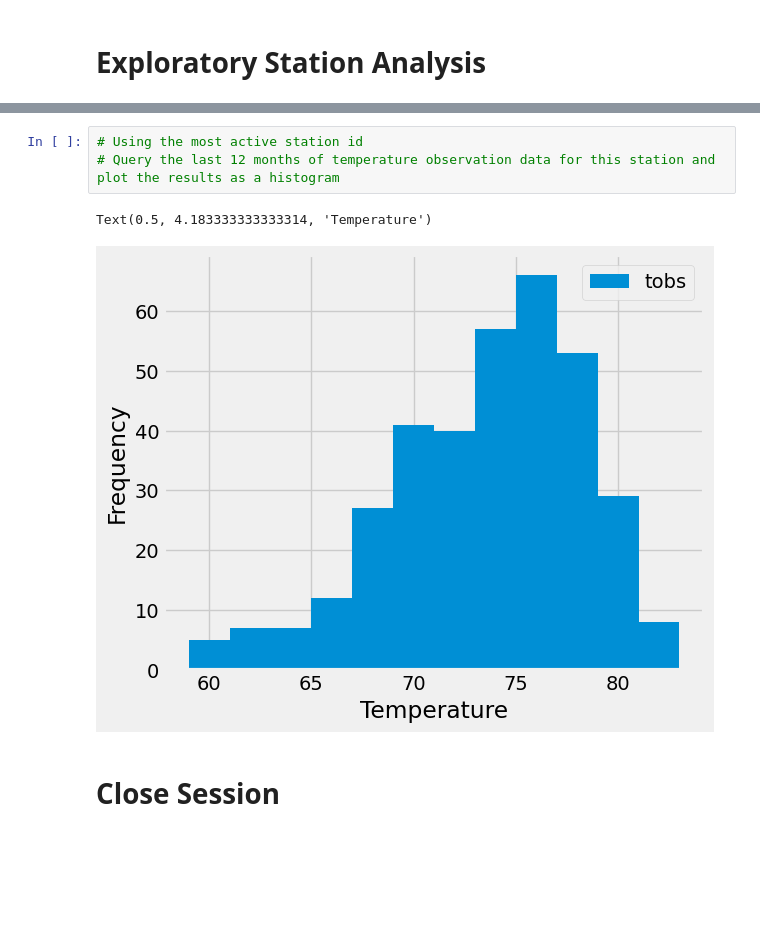
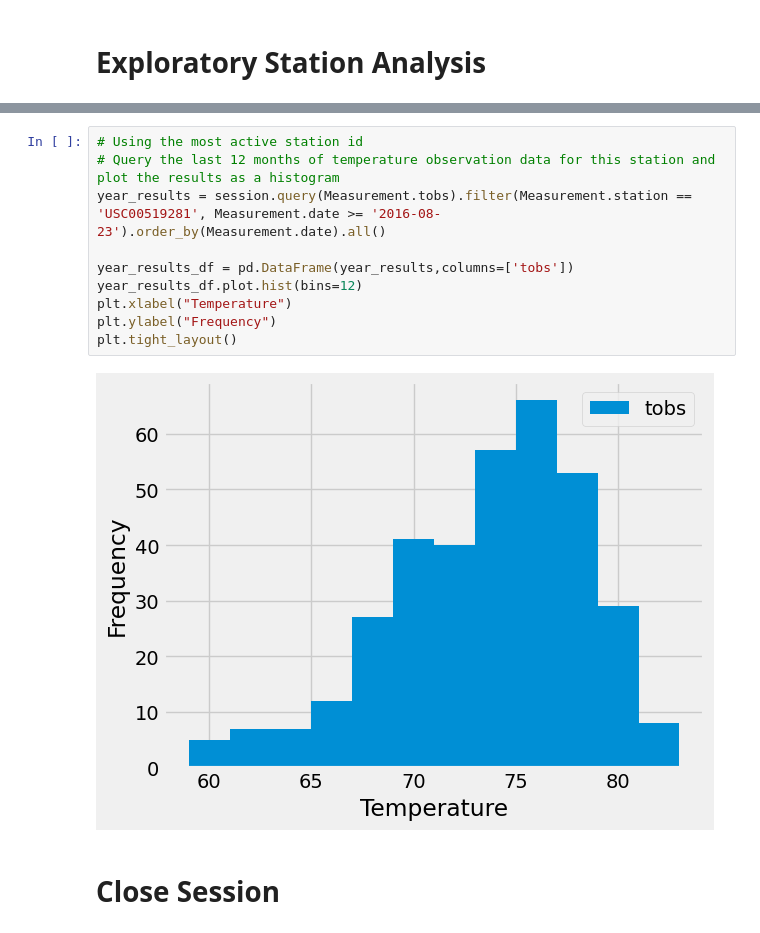
Before and after one commit to taywiljoe/SQLAlchemy-challenge, a Jupyter notebook: climate_starter.ipynb, the cells around one changed output, grey strips where cells are left out. Drawn from its saved outputs; the diff is of its cells as text; blank space fills up the shorter version.

```diff
--- a/climate_starter.ipynb
+++ b/climate_starter.ipynb
@@ -129,9 +145,15 @@ Text(0, 0.5, 'Inches')
 # %%
 # Using the most active station id
 # Query the last 12 months of temperature observation data for this station and plot the results as a histogram
+year_results = session.query(Measurement.tobs).filter(Measurement.station == 'USC00519281', Measurement.date >= '2016-08-23').order_by(Measurement.date).all()
+
+year_results_df = pd.DataFrame(year_results,columns=['tobs'])
+year_results_df.plot.hist(bins=12)
+plt.xlabel("Temperature")
+plt.ylabel("Frequency")
+plt.tight_layout()
 # %% [output]
-Text(0.5, 4.183333333333314, 'Temperature')
-[figure, old version]
+[figure, new version]
 # %% [markdown]
 # Close Session
 # %%
```
Also changed, not shown: parts of 9 cells of this notebook, 1 other file.
